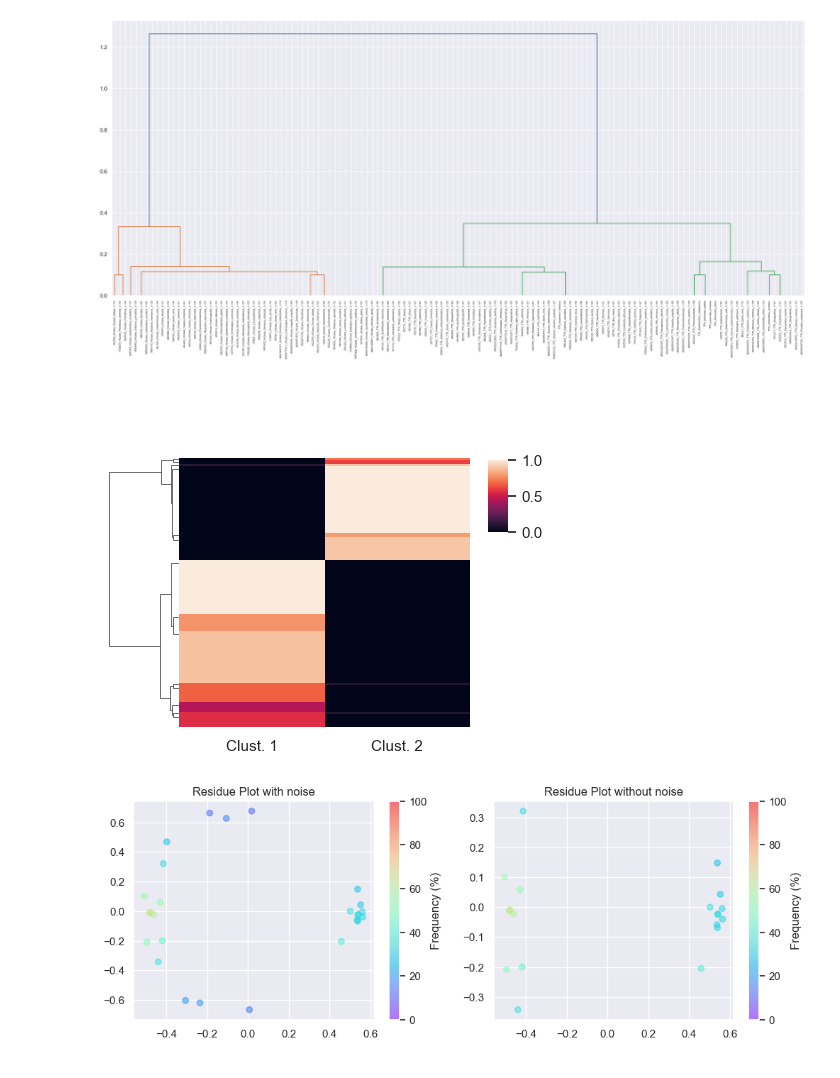
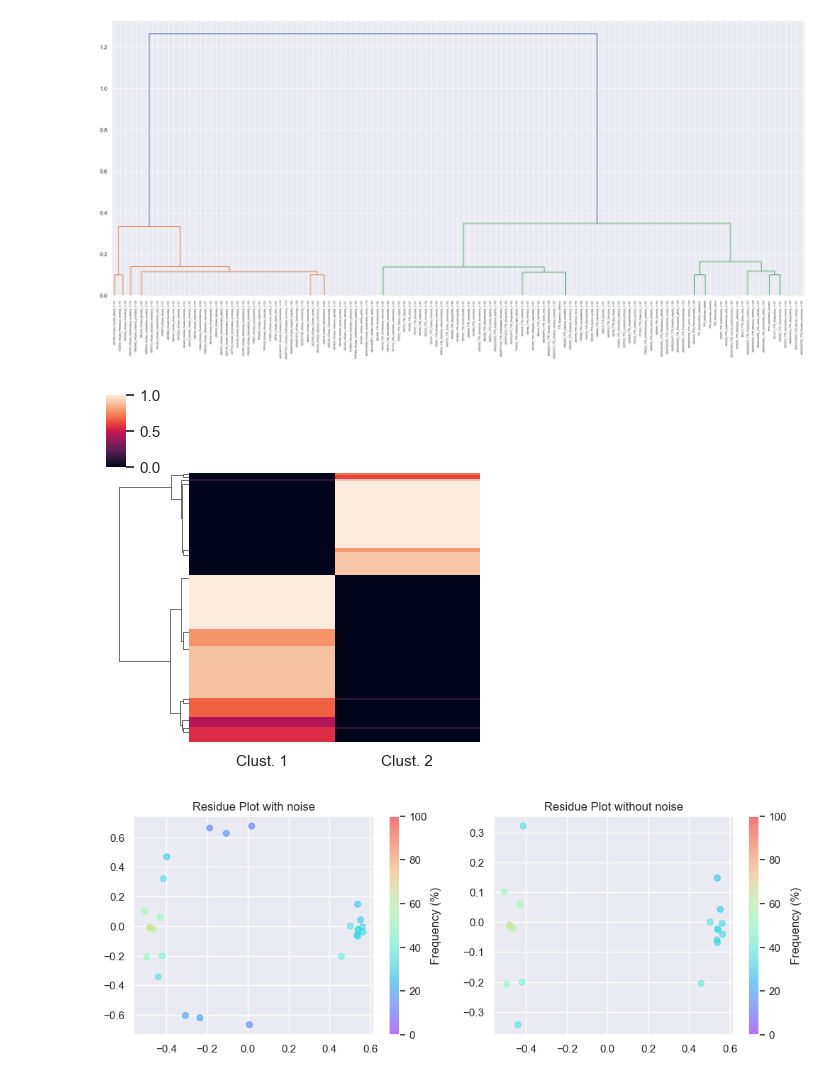
Before and after one commit to lcobiodata/msautils, a Jupyter notebook: examples/transthyretin/example-ttr-hiuase.ipynb, the cells around one changed output. Cells and saved outputs as stored; diff of their text form; code cells hidden in the pictures.

Commit message:
Return cluster map color bar to original position.

```diff
--- a/examples/transthyretin/example-ttr-hiuase.ipynb
+++ b/examples/transthyretin/example-ttr-hiuase.ipynb
@@ -428,21 +428,21 @@ with open('%s_dendrogram.nwk' % args.out, 'w') as outfile:
 # %%
 # #====================================================================================================
 df = get_df(H, msa, range(msa.size), range(len(clusters)))
 seq = df.pop('Seq. ID')
 try:
-    g = sns.clustermap(df, col_cluster=False, yticklabels=False, figsize=(4,4), cbar_pos=(1, .6, .05, .18))
+    g = sns.clustermap(df, col_cluster=False, yticklabels=False, figsize=(4,4))
 except SystemExit:
     raise 'Warning: few clusters to draw a heatmap!'
 row_idx = g.dendrogram_row.reordered_ind
 # col_idx = g.dendrogram_col.reordered_ind
 col_idx = range(len(clusters))  # Keep column index without dendrogram
 H = [H[i] for i in row_idx]
 H = array(H)
 df = get_df(H, msa, row_idx, col_idx)
 df.to_csv('%s_seq_adhesion.csv' % args.out)
 plt.savefig('%s_seq_adhesion.png' % args.out)
 # %% [output]
-[figure, old version]
+[figure, new version]
 # %%
 # #====================================================================================================
 # # Optional viewing
```
